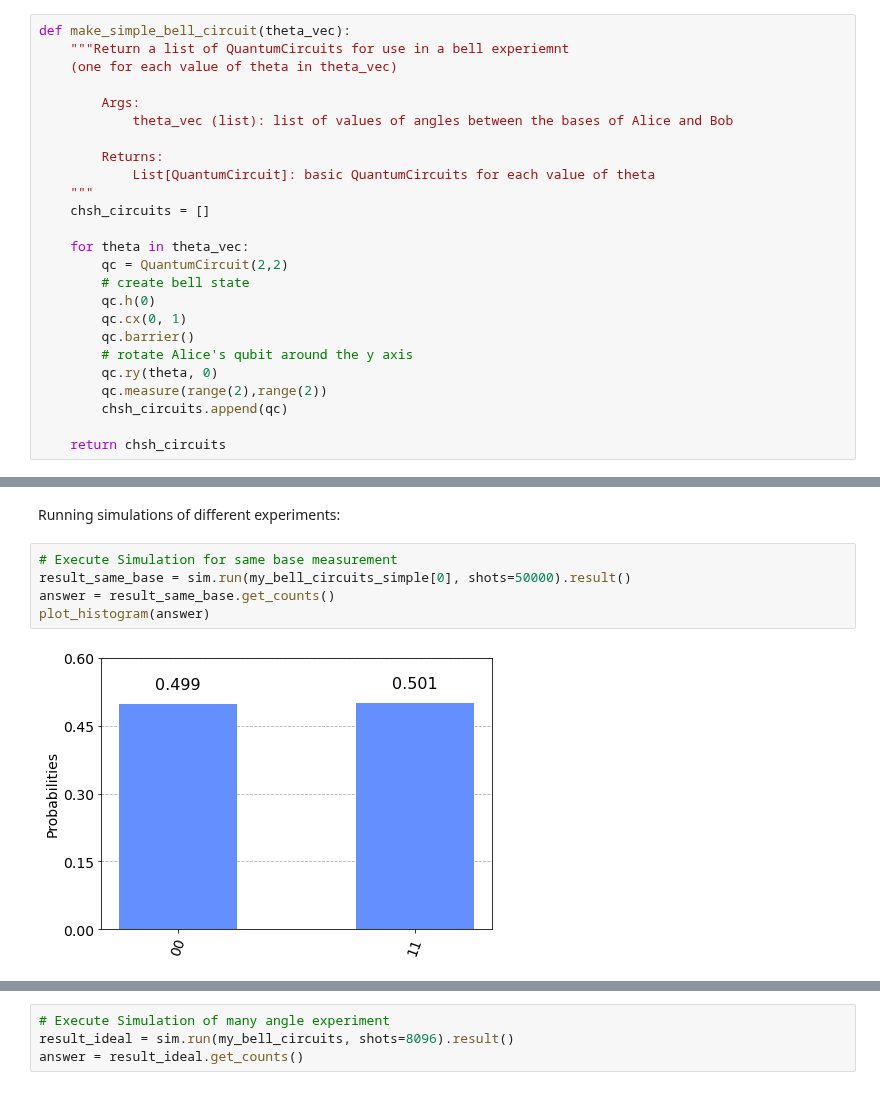
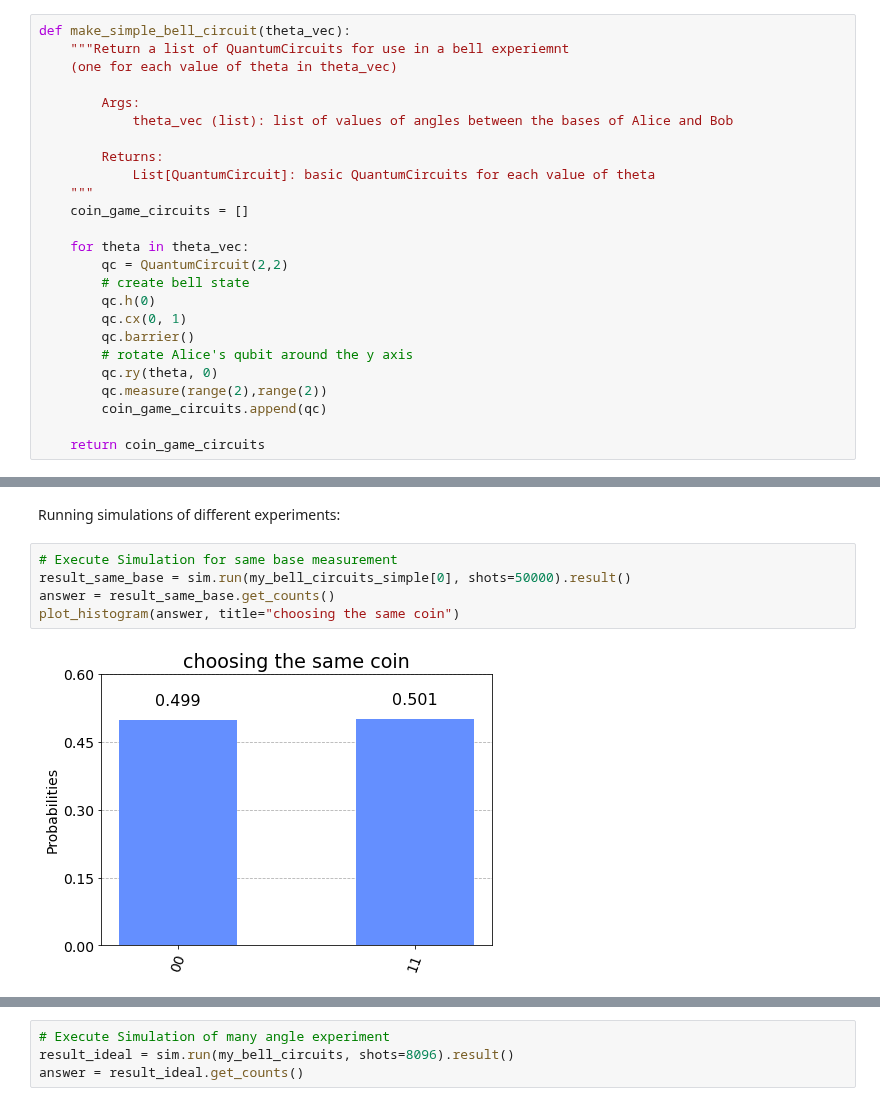
Before and after one commit to DeDuckProject/quantum-playground, a Jupyter notebook: experiments/EPR experiment - 3 bases.ipynb, the cells around one changed output, grey strips where cells are left out. Drawn from its saved outputs; the diff is of its cells as text.

```diff
--- a/experiments/EPR experiment - 3 bases.ipynb
+++ b/experiments/EPR experiment - 3 bases.ipynb
@@ -38,7 +38,7 @@ def make_simple_bell_circuit(theta_vec):
         Returns:
             List[QuantumCircuit]: basic QuantumCircuits for each value of theta
     """
-    chsh_circuits = []
+    coin_game_circuits = []
 
     for theta in theta_vec:
         qc = QuantumCircuit(2,2)
@@ -49,9 +49,9 @@ def make_simple_bell_circuit(theta_vec):
         # rotate Alice's qubit around the y axis
         qc.ry(theta, 0)
         qc.measure(range(2),range(2))
-        chsh_circuits.append(qc)
+        coin_game_circuits.append(qc)
 
-    return chsh_circuits
+    return coin_game_circuits
 # %%
 def compute_bell_witness(counts):
     """Computes expectation values for the bell inequality, for each
@@ -108,10 +108,10 @@ Running simulations of different experiments:
 # %%
 # Execute Simulation for same base measurement
 result_same_base = sim.run(my_bell_circuits_simple[0], shots=50000).result()
 answer = result_same_base.get_counts()
-plot_histogram(answer)
+plot_histogram(answer, title="choosing the same coin")
 # %% [output]
-[figure, old version]
+[figure, new version]
 # %%
 # Execute Simulation for choosing different measurement base ("different coins")
 result_1_2 = sim.run(my_bell_circuits_simple[1], shots=50000).result()
```
Also changed, not shown: parts of 2 cells of this notebook.
